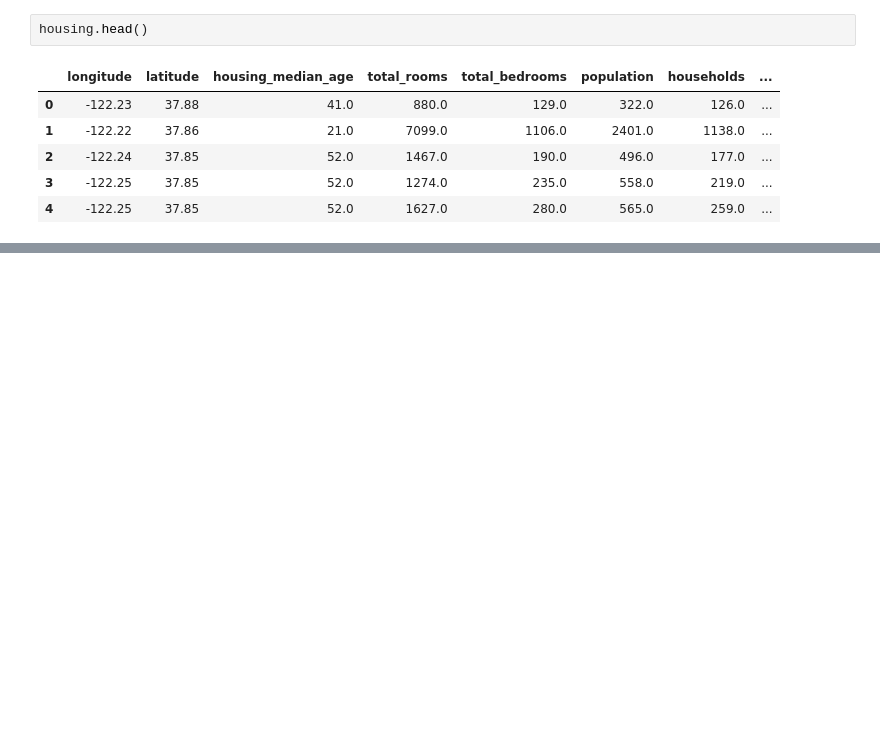
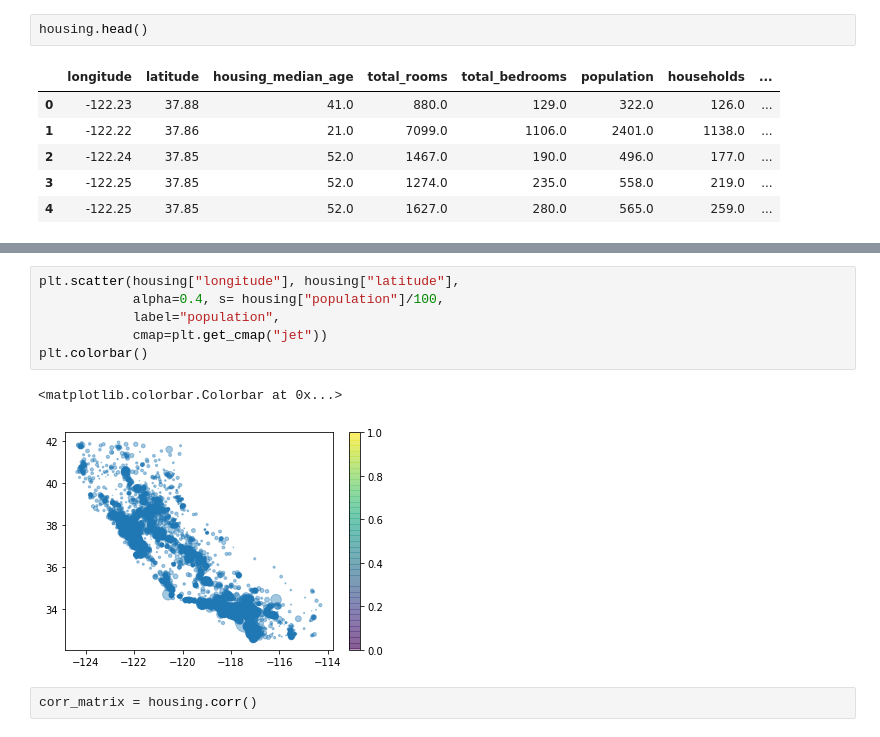
Before and after one commit to ducksfrogs/pybooks, a Jupyter notebook: tensor_sklearn_oreilly/housing.ipynb, the cells around one changed output, grey strips where cells are left out. Drawn from its saved outputs; the diff is of its cells as text; blank space fills up the shorter version.

```diff
--- a/tensor_sklearn_oreilly/housing.ipynb
+++ b/tensor_sklearn_oreilly/housing.ipynb
@@ -36,0 +184,11 @@ housing.head()
+# %%
+plt.scatter(housing["longitude"], housing["latitude"],
+            alpha=0.4, s= housing["population"]/100,
+            label="population",
+            cmap=plt.get_cmap("jet"))
+plt.colorbar()
+# %% [output]
+<matplotlib.colorbar.Colorbar at 0x...>
+[figure, added]
+# %%
+corr_matrix = housing.corr()
```
Also changed, not shown: parts of 32 cells of this notebook.
